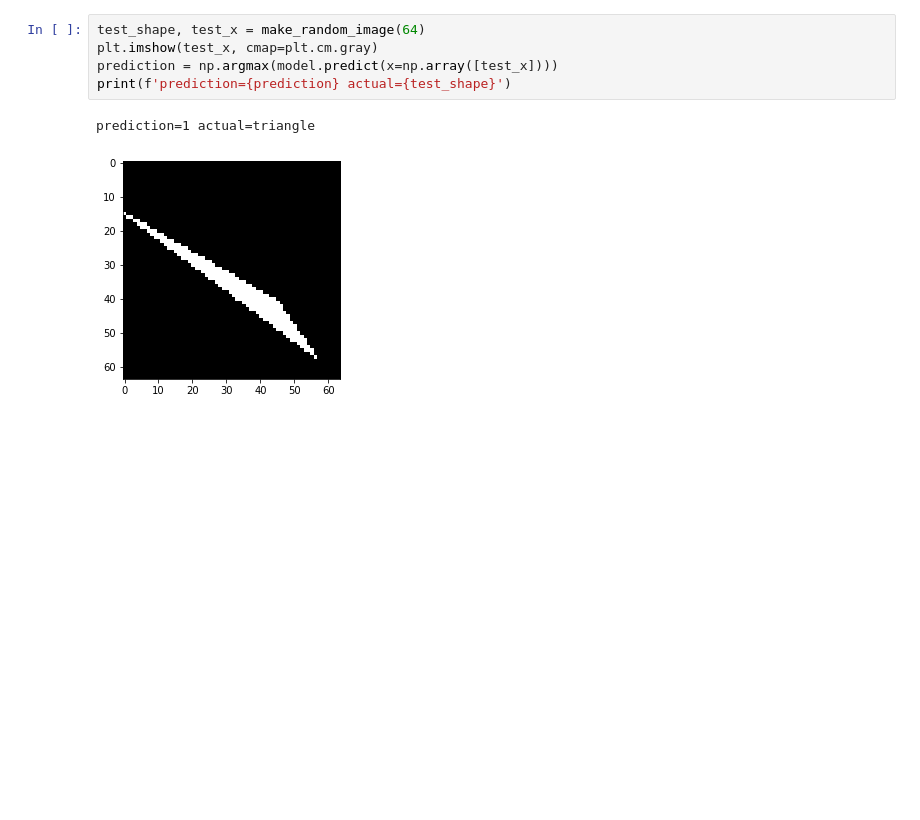
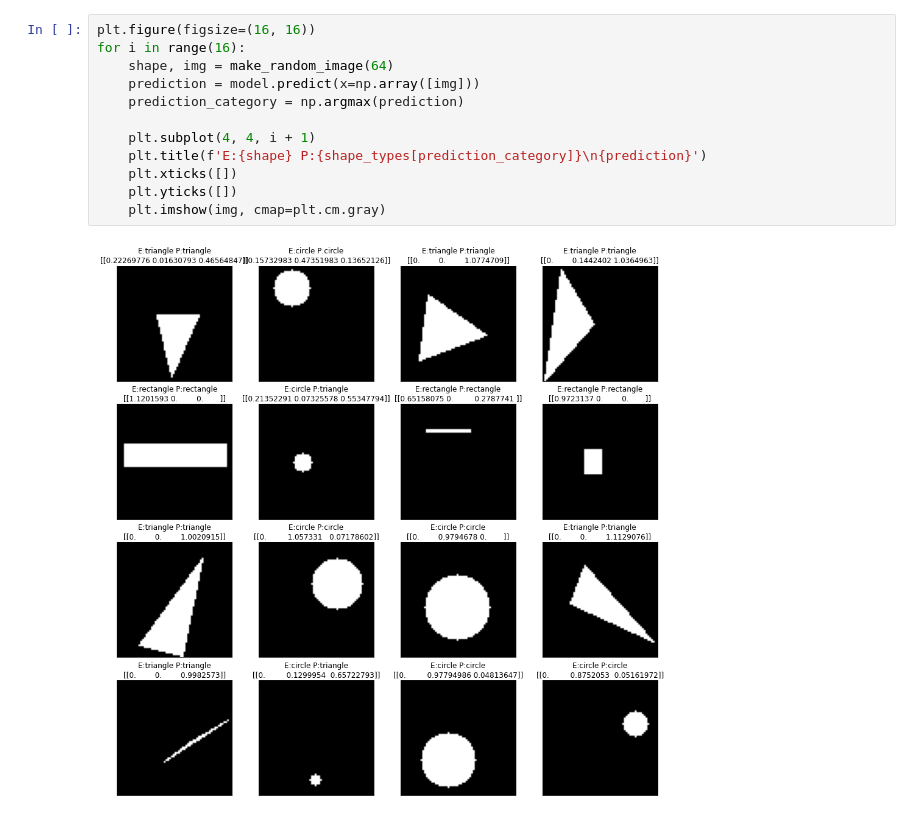
Before and after one commit to agibalov/ai-experiments, a Jupyter notebook: shape-recognition-experiment/shape-recognition-experiment.ipynb, the cells around one changed output. Drawn from its saved outputs; the diff is of its cells as text; blank space fills up the shorter version.

```diff
--- a/shape-recognition-experiment/shape-recognition-experiment.ipynb
+++ b/shape-recognition-experiment/shape-recognition-experiment.ipynb
@@ -111,8 +126,14 @@ for key in history.history.keys():
-# %%
-test_shape, test_x = make_random_image(64)
-plt.imshow(test_x, cmap=plt.cm.gray)
-prediction = np.argmax(model.predict(x=np.array([test_x])))
-print(f'prediction={prediction} actual={test_shape}')
-# %% [output]
-prediction=1 actual=triangle
-[figure, removed]
+# %%
+plt.figure(figsize=(16, 16))
+for i in range(16):
+    shape, img = make_random_image(64)
+    prediction = model.predict(x=np.array([img]))
+    prediction_category = np.argmax(prediction)
+
+    plt.subplot(4, 4, i + 1)
+    plt.title(f'E:{shape} P:{shape_types[prediction_category]}\n{prediction}')
+    plt.xticks([])
+    plt.yticks([])
+    plt.imshow(img, cmap=plt.cm.gray)
+# %% [output]
+[figure, added]
```
Also changed, not shown: parts of 3 cells of this notebook.
